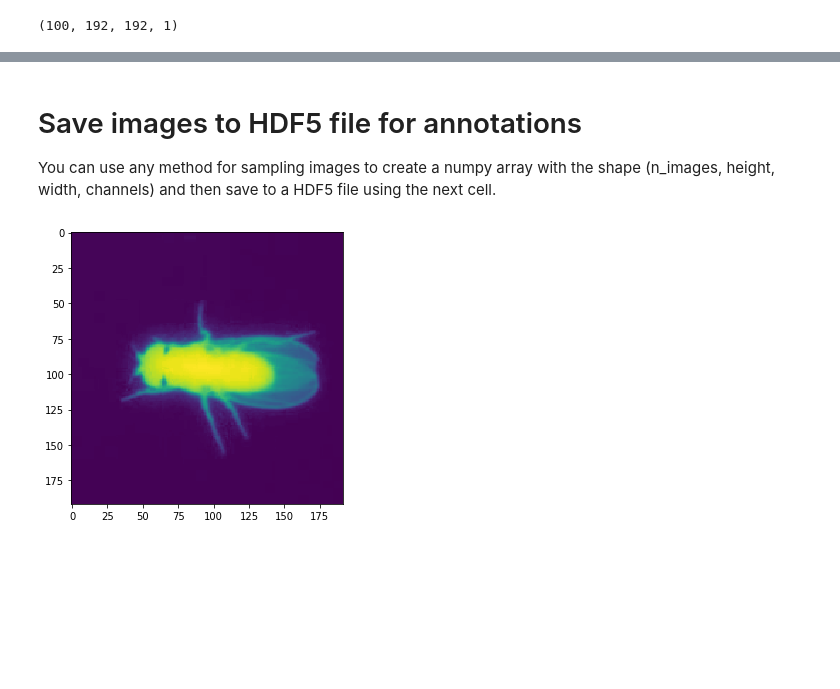
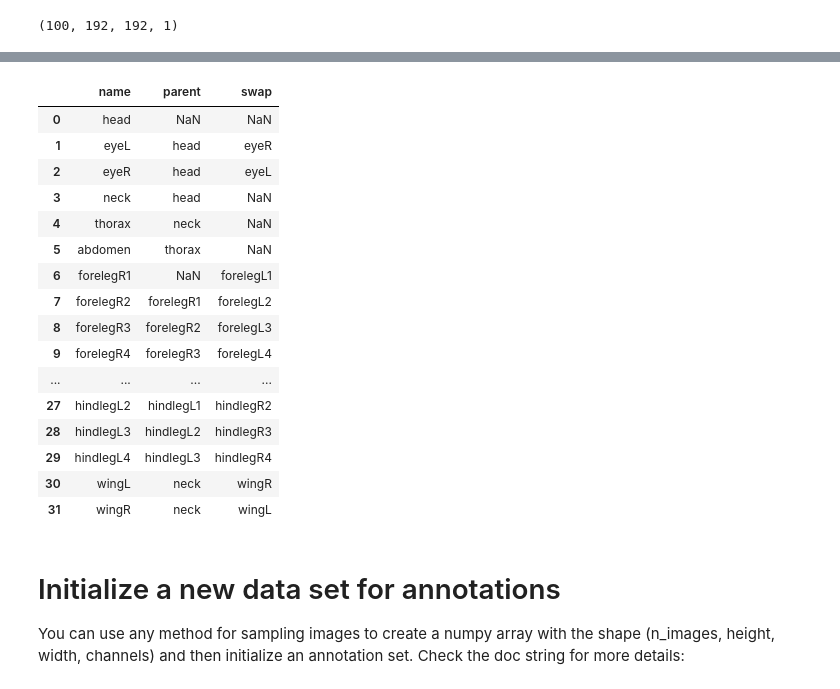
Before and after one commit to jgraving/DeepPoseKit, a Jupyter notebook: examples/step1_create_annotation_set.ipynb, the cells around one changed output, grey strips where cells are left out. Drawn from its saved outputs; the diff is of its cells as text; code cells hidden in the pictures; blank space fills up the shorter version.

```diff
--- a/examples/step1_create_annotation_set.ipynb
+++ b/examples/step1_create_annotation_set.ipynb
@@ -148,3 +131,25 @@ Computing label assignment and total inertia
+# %%
+skeleton = pd.read_csv(HOME + '/deepposekit-data/datasets/fly/skeleton.csv')
+skeleton
+# %% [output]
+|  | name | parent | swap |
+| 0 | head | NaN | NaN |
+| 1 | eyeL | head | eyeR |
+| 2 | eyeR | head | eyeL |
+| 3 | neck | head | NaN |
+| 4 | thorax | neck | NaN |
+| 5 | abdomen | thorax | NaN |
+| 6 | forelegR1 | NaN | forelegL1 |
+| 7 | forelegR2 | forelegR1 | forelegL2 |
+| 8 | forelegR3 | forelegR2 | forelegL3 |
+| 9 | forelegR4 | forelegR3 | forelegL4 |
+| ... | ... | ... | ... |
+| 27 | hindlegL2 | hindlegL1 | hindlegR2 |
+| 28 | hindlegL3 | hindlegL2 | hindlegR3 |
+| 29 | hindlegL4 | hindlegL3 | hindlegR4 |
+| 30 | wingL | neck | wingR |
+| 31 | wingR | neck | wingL |
 # %% [markdown]
-# Save images to HDF5 file for annotations
-You can use any method for sampling images to create a numpy array with the shape (n_images, height, width, channels) and then save to a HDF5 file using the next cell.
+# Initialize a new data set for annotations
+
+You can use any method for sampling images to create a numpy array with the shape (n_images, height, width, channels) and then initialize an annotation set. Check the doc string for more details:
@@ -154,13 +155,0 @@ with h5py.File(HOME + '/deepposekit-data/datasets/fly/example_annotation_set.h5'
-# %%
-# Make sure the images are in the file
-with h5py.File(HOME + '/deepposekit-data/datasets/fly/example_annotation_set.h5', mode='r') as h5file:
-    h5image = h5file['images'][0]
-
-plt.figure(figsize=(5,5))
-plt.imshow(h5image[..., 0])
-
-plt.show()
-
-h5file.close()
-# %% [output]
-[figure, removed]
```
Also changed, not shown: parts of 20 cells of this notebook.
